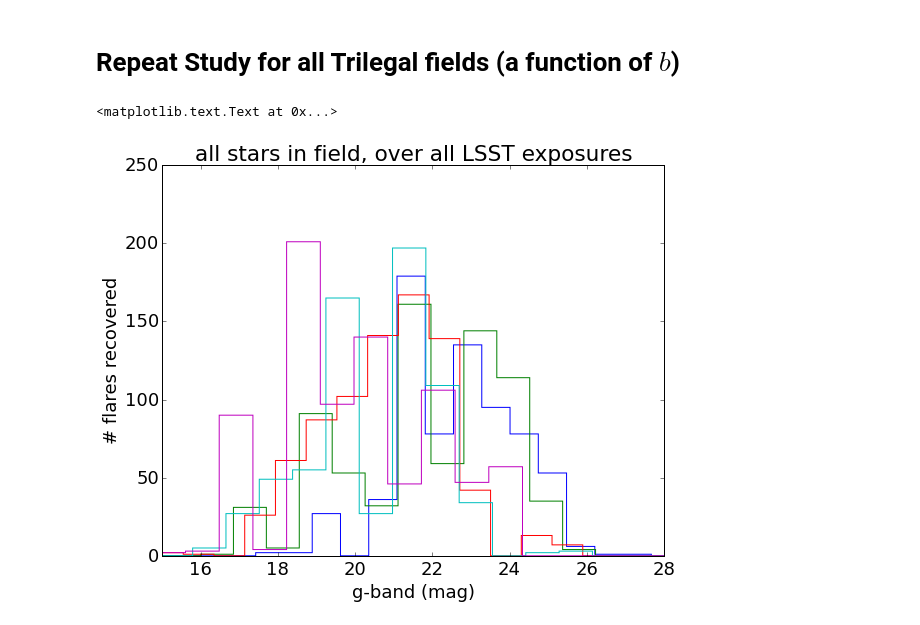
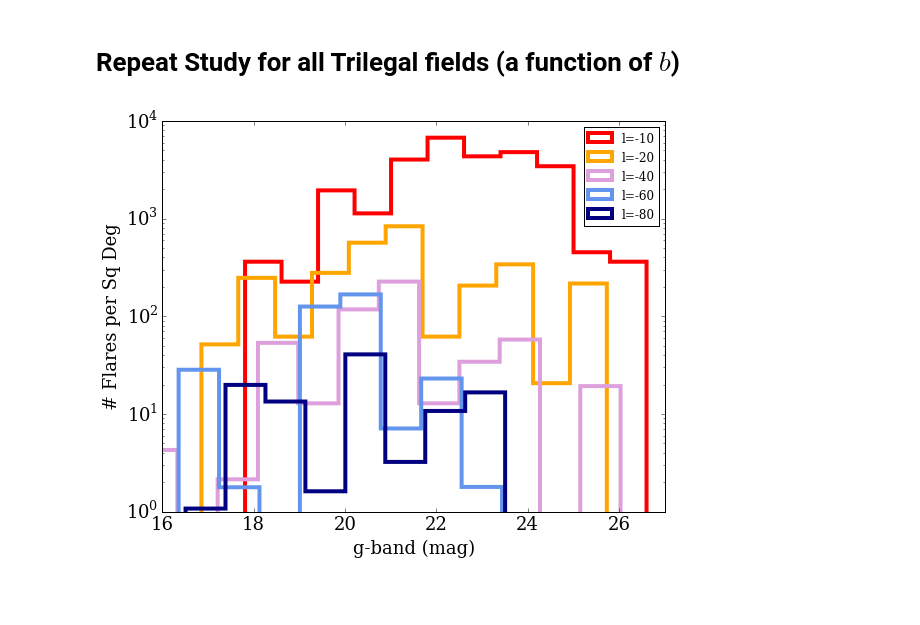
Before and after one commit to lsst-sims/MW-Flare, a Jupyter notebook: figures.ipynb, the cells around one changed output. Cells and saved outputs as stored; diff of their text form; code cells hidden in the pictures; blank space fills up the shorter version.

```diff
--- a/figures.ipynb
+++ b/figures.ipynb
@@ -13,6 +13,7 @@ import toymodel
 import LSSToy
 
 matplotlib.rcParams.update({'font.size':18})
+matplotlib.rcParams.update({'font.family':'serif'})
 # %%
 # let's read in the Trilegal field, and see the columns
 
@@ -71,12 +73,13 @@ dur = 1.0 # duration to simulate (in years)
 ffd_beta = -2.0 # ffd slope
 dmag_limit = -0.1 # flare detection threshold
 
+ffd_min = -1
 
-s_time1, s_flux1 = flare_prob.SuperLC(dur=dur, repeat=10./dur, mag=True, ffd_alpha=1, ffd_beta=ffd_beta)
-s_time2, s_flux2 = flare_prob.SuperLC(dur=dur, repeat=10./dur, mag=True, ffd_alpha=0, ffd_beta=ffd_beta)
-s_time3, s_flux3 = flare_prob.SuperLC(dur=dur, repeat=10./dur, mag=True, ffd_alpha=-1, ffd_beta=ffd_beta)
+s_time1, s_flux1 = flare_prob.SuperLC(dur=dur, repeat=10./dur, mag=True, ffd_alpha=1, ffd_beta=ffd_beta, ffd_min=ffd_min)
+s_time2, s_flux2 = flare_prob.SuperLC(dur=dur, repeat=10./dur, mag=True, ffd_alpha=0, ffd_beta=ffd_beta, ffd_min=ffd_min)
+s_time3, s_flux3 = flare_prob.SuperLC(dur=dur, repeat=10./dur, mag=True, ffd_alpha=-1, ffd_beta=ffd_beta, ffd_min=ffd_min)
 # %%
-s_time4, s_flux4 = flare_prob.SuperLC(dur=dur, repeat=10./dur, mag=True, ffd_alpha=-2, ffd_beta=ffd_beta)
-s_time5, s_flux5 = flare_prob.SuperLC(dur=dur, repeat=10./dur, mag=True, ffd_alpha=-3, ffd_beta=ffd_beta)
-s_time6, s_flux6 = flare_prob.SuperLC(dur=dur, repeat=10./dur, mag=True, ffd_alpha=-4, ffd_beta=ffd_beta)
+s_time4, s_flux4 = flare_prob.SuperLC(dur=dur, repeat=10./dur, mag=True, ffd_alpha=-2, ffd_beta=ffd_beta, ffd_min=ffd_min)
+s_time5, s_flux5 = flare_prob.SuperLC(dur=dur, repeat=10./dur, mag=True, ffd_alpha=-3, ffd_beta=ffd_beta, ffd_min=ffd_min)
+s_time6, s_flux6 = flare_prob.SuperLC(dur=dur, repeat=10./dur, mag=True, ffd_alpha=-4, ffd_beta=ffd_beta, ffd_min=ffd_min)
 # %% [markdown]
@@ -165,12 +167,12 @@ plt.xlabel('$\Delta$ Mag')
 # %% [markdown]
 ## Now sample from the actual field!
 # %%
-Age_bins = np.log10([1e5, 1e9, 2e9, 15e9]) # edges of age bins
+Age_bins = np.log10([1e5, 0.25e9, 1.5e9, 15e9]) # edges of age bins
 
 alpha_matrix = np.array([[1, -1, -2],   # 3k-4k
                          [0, -2, -4],  # 4k-5k
                          [-1, -4, -6], # 5k-6k
                          [-4, -9, -9]]) # 6k-7k
 
-Nstars = 10000 # how many stars to randomly sample from logg>=4, Teff<7k
+Nstars = 20000 # how many stars to randomly sample from logg>=4, Teff<7k
 # %%
@@ -266,7 +284,13 @@ galb = np.array(galb, dtype='float')
 totflares = np.zeros(len(galb))
 totstars = np.zeros(len(galb))
 
-plt.figure(figsize=(9,7))
+# arrays to compute the number of flares per sq deg as function of g-band mag
+gbins = np.arange(15.25, 29, 0.5)
+fl_stars = np.zeros((len(gbins)-1, len(files)), dtype='float')
+
+clrs = ['red', 'orange', 'plum', 'cornflowerblue', 'navy']
+fig = plt.figure(figsize=(9,7))
+ax = fig.add_subplot(1,1,1)
 
 for j in range(len(files)):
     file = 'trilegal_models/' + files[j]
@@ -283,7 +307,6 @@ for j in range(len(files)):
 
     # Count how many flares are returned for each star
     Nflares = np.zeros(Nstars)
-
 
     # loop over all Nstars and measure flare returns!
     for k in range(Nstars):
@@ -300,36 +323,46 @@ for j in range(len(files)):
         if aa == 1:
             tt, ff = s_time1, s_flux1
         if aa == 0:
             tt, ff = s_time2, s_flux2
         if aa == -1:
             tt, ff = s_time3, s_flux3
         if aa == -2:
             tt, ff = s_time4, s_flux4
         if aa == -4:
             tt, ff = s_time5, s_flux5
         if aa == -6:
             tt, ff = s_time6, s_flux6
         if aa < -6: # no flares
             tt, ff = s_time6, s_flux6 * 0.0
 
         # down-sample to LSST cadence
         t,f = toymodel.downsample(tt, ff)
 
         # find where LSST data >= Flare threshold (+ phot errors!)
         ok = np.where((f <= (dmag_limit - gerr[k])))
 
         Nflares[k] = len(ok[0])
 
     totflares[j] = np.sum(Nflares)
     totstars[j] = len(df)
 
-    _ = plt.hist(gmag, weights=Nflares, bins=25, histtype='step')
+    #_ = plt.hist(gmag, weights=Nflares, bins=25, histtype='step')
 
+    fl_tmp, _ = np.histogram(gmag, bins=gbins, weights=Nflares)
+    fl_stars[:,j] = fl_tmp
 
-plt.xlim(15,28)
+    #ax.plot(gbins[1:], fl_stars[:,k] * (float(totstars[k]) / float(Nstars)) / fov + 1e-5,
+    #        color=clrs[k], lw=4, ls='-', label='l='+str(int(galb[k])))
+    ax.hist(gmag, weights=Nflares * (float(len(df)) / float(Nstars)) / fov + 1e-5,
+            bins=25, histtype='step', color=clrs[j], lw=4, label='l='+str(int(galb[j])))
+
+plt.xlim(16,27)
+plt.ylim(1e0, 1e4)
+plt.yscale('log')
 plt.xlabel('g-band (mag)')
-plt.ylabel('# flares recovered')
-# plt.title('all stars in field, over all LSST exposures')
+plt.ylabel('# Flares per Sq Deg')
+
+ax.legend(loc=0, fontsize=12)
+plt.savefig('flare_depth_better.pdf', dpi=300, rasterized=True, bbox_inches='tight', pad_inches=0.5)
 # %% [output]
-<matplotlib.text.Text at 0x...>
-[figure, old version]
+[figure, new version]
```
Also changed, not shown: parts of 13 cells of this notebook.
